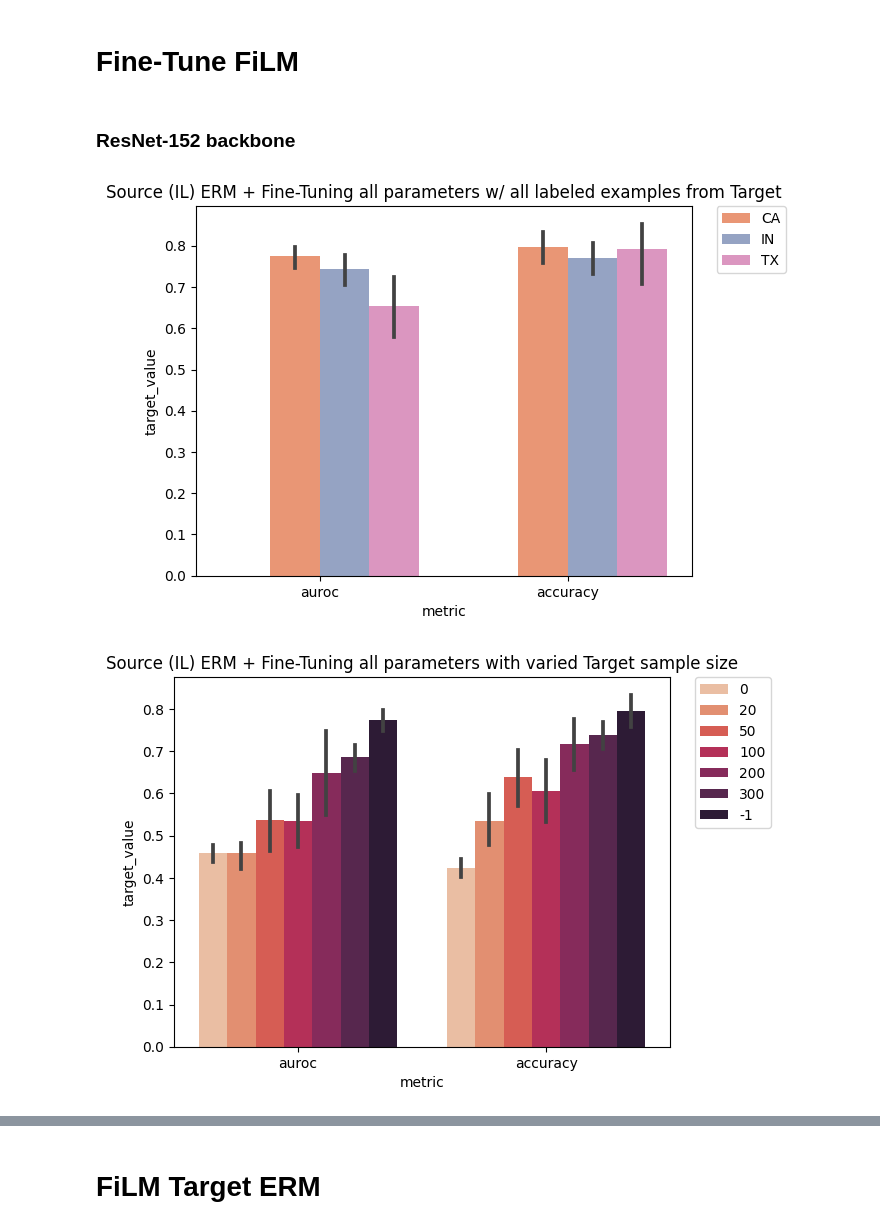
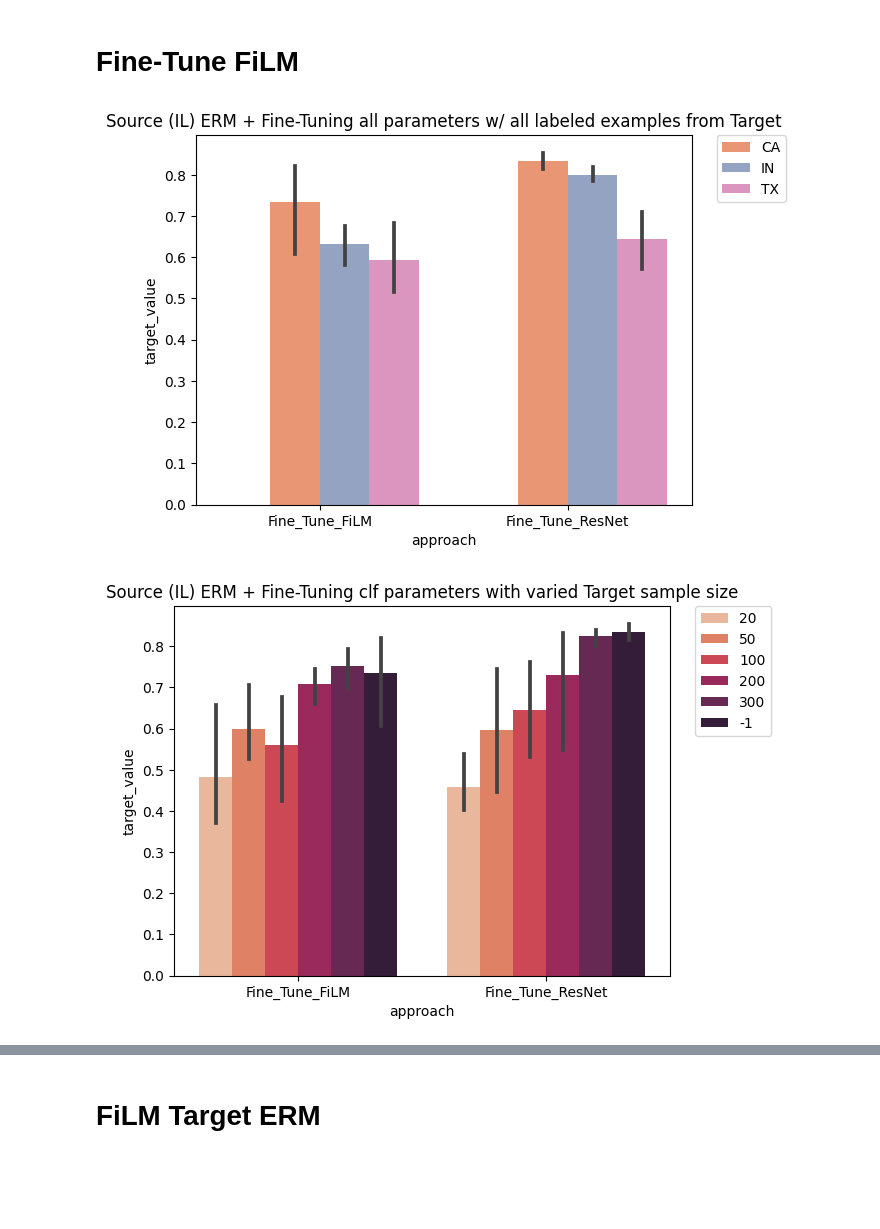
Before and after one commit to nicchiou/domain_adapt_cxr, a Jupyter notebook: notebooks/results/ExperimentSummary.ipynb, the cells around one changed output, grey strips where cells are left out. Drawn from its saved outputs; the diff is of its cells as text; code cells hidden in the pictures; blank space fills up the shorter version.

```diff
--- a/notebooks/results/ExperimentSummary.ipynb
+++ b/notebooks/results/ExperimentSummary.ipynb
@@ -228,9 +207,9 @@ for d in tqdm(os.listdir(res_dir)):
     if results_count != 5:
         incomplete.append(d)
 # %%
-res_dirs = [os.path.join(RESULTS_DIR, 'early_stop_auc', d) for d in [
-    'film_block-1_bn-3', 'film_block-2_bn-3', 'film_block-3_bn-3', 'film_block-4_bn-3',
-    'film_block-1234_bn-3', 'film_block-1234_bn-123', 'film_block-1234_bn-0123'
+res_dirs = [os.path.join(RESULTS_DIR, 'early_stop_loss', d) for d in [
+    'film_block-none_bn-0_none',
+    'film_block-4_bn-0123_all'
 ]]
 
 # Get FiLM results, parsing parent directory
@@ -240,6 +219,7 @@ for parent_dir in tqdm(res_dirs):
         parsed_d = get_attr_val_from_dirname(d)
         parsed_d['block'] = parent_dir.split('/')[-1].split('_')[1].split('-')[-1]
         parsed_d['bn'] = parent_dir.split('/')[-1].split('_')[2].split('-')[-1]
+        parsed_d['density'] = parent_dir.split('/')[-1].split('_')[3]
         results_count = 0
         for f in os.listdir(os.path.join(parent_dir, d)):
             if 'results' in f:
@@ -279,7 +253,7 @@ Directories with missing results:
 state_metric_cols = ['IL_acc', 'IL_auc', 'IL_loss', 'CA_acc', 'CA_auc', 'CA_loss',
                'IN_acc', 'IN_auc', 'IN_loss', 'TX_acc', 'TX_auc', 'TX_loss']
 metric_cols = ['source_acc', 'source_auc', 'source_loss', 'target_acc', 'target_auc', 'target_loss']
-cols = ['backbone', 'approach', 'domain', 'train_state', 'test_state', 'iter', 'n_samples', 'block', 'bn',
+cols = ['backbone', 'approach', 'domain', 'train_state', 'test_state', 'seed', 'n_samples', 'block', 'bn', 'density',
         'source_state', 'target_state', 'fine_tune', 'num_source', 'num_target'] + state_metric_cols + metric_cols
 
 df = pd.DataFrame.from_records(entries, columns=cols).drop(state_metric_cols, axis=1)
@@ -484,38 +446,61 @@ print_df(summarize_restarts(data))
 # %% [markdown]
 # Fine-Tune FiLM
-# %% [markdown]
-### ResNet-152 backbone
 # %%
-data = df.loc[(df['backbone'] == 'resnet152') & (df['approach'] == 'FiLM_Fine_Tune') & (df['block'] == '1234') & (df['bn'] == '3')].drop_duplicates(ignore_index=True)
+data = df.loc[(df['backbone'] == 'resnet152') & (df['approach'] == 'Fine_Tune_FiLM') & (df['block'] == '4') & (df['bn'] == '0123') & (df['density'] == 'all')].drop_duplicates(ignore_index=True)
 data = data.sort_values('target_state').reset_index(drop=True)
 
-data_lf = df_lf.loc[(df_lf['backbone'] == 'resnet152') & (df_lf['approach'] == 'FiLM_Fine_Tune') & (df_lf['block'] == '1234') & (df_lf['bn'] == '3')].drop_duplicates(ignore_index=True)
+data_lf = df_lf.loc[(df_lf['backbone'] == 'resnet152') & (df_lf['approach'] == 'Fine_Tune_FiLM') & (df_lf['block'] == '4') & (df_lf['bn'] == '0123') & (df_lf['density'] == 'all')].drop_duplicates(ignore_index=True)
 data_lf = data_lf.sort_values('target_state').reset_index(drop=True)
 
 # Concatenate source ERM entries
-source_erm = df.loc[(df['backbone'] == 'resnet152') & (df['approach'] == 'FiLM_Source_ERM')].drop_duplicates(ignore_index=True)
+source_erm = df.loc[(df['backbone'] == 'resnet152') & (df['approach'] == 'Source_ERM_FiLM') & (df['block'] == '4') & (df['bn'] == '0123') & (df['density'] == 'all')].drop_duplicates(ignore_index=True)
 source_erm = source_erm.sort_values('target_state').reset_index(drop=True)
 source_erm.loc[:, 'fine_tune'] = 'all'
 source_erm.loc[:, 'n_samples'] = 0
 data = pd.concat([data, source_erm], axis=0)
 
-source_erm_lf = df_lf.loc[(df_lf['backbone'] == 'resnet152') & (df_lf['approach'] == 'FiLM_Source_ERM')].drop_duplicates(ignore_index=True)
+source_erm_lf = df_lf.loc[(df_lf['backbone'] == 'resnet152') & (df_lf['approach'] == 'Source_ERM_FiLM') & (df_lf['block'] == '4') & (df_lf['bn'] == '0123') & (df_lf['density'] == 'all')].drop_duplicates(ignore_index=True)
 source_erm_lf = source_erm_lf.sort_values('target_state').reset_index(drop=True)
 source_erm_lf.loc[:, 'fine_tune'] = 'all'
 source_erm_lf.loc[:, 'n_samples'] = 0
 data_lf = pd.concat([data_lf, source_erm_lf], axis=0)
+# %%
+temp = df.loc[(df['backbone'] == 'resnet152') & (df['approach'] == 'Fine_Tune_ResNet')].drop_duplicates(ignore_index=True)
+temp = temp.sort_values('target_state').reset_index(drop=True)
+
+temp_lf = df_lf.loc[(df_lf['backbone'] == 'resnet152') & (df_lf['approach'] == 'Fine_Tune_ResNet')].drop_duplicates(ignore_index=True)
+temp_lf = temp_lf.sort_values('target_state').reset_index(drop=True)
+
+# Concatenate source ERM entries
+source_erm = df.loc[(df['backbone'] == 'resnet152') & (df['approach'] == 'Source_ERM_ResNet')].drop_duplicates(ignore_index=True)
+source_erm = source_erm.sort_values('target_state').reset_index(drop=True)
+source_erm.loc[:, 'fine_tune'] = 'all'
+source_erm.loc[:, 'n_samples'] = 0
+temp = pd.concat([temp, source_erm], axis=0)
+
+source_erm_lf = df_lf.loc[(df_lf['backbone'] == 'resnet152') & (df_lf['approach'] == 'Source_ERM_ResNet')].drop_duplicates(ignore_index=True)
+source_erm_lf = source_erm_lf.sort_values('target_state').reset_index(drop=True)
+source_erm_lf.loc[:, 'fine_tune'] = 'all'
+source_erm_lf.loc[:, 'n_samples'] = 0
+temp_lf = pd.concat([temp_lf, source_erm_lf], axis=0)
 # %%
-sns.barplot(data=data_lf.loc[(data_lf['metric'] != 'logloss') & (data_lf['n_samples'] == -1) & (data_lf['fine_tune'] == 'all')].drop_duplicates(ignore_index=True),
-            x='metric', y='target_value', hue='target_state', hue_order=['', 'CA', 'IN', 'TX'], palette='Set2')
+sns.barplot(data=pd.concat([
+    data_lf.loc[(data_lf['metric'] == 'auroc') & ((data_lf['n_samples'] == -1)) & (data_lf['fine_tune'] == 'block4')].drop_duplicates(ignore_index=True),
+    temp_lf.loc[(temp_lf['metric'] == 'auroc') & ((temp_lf['n_samples'] == -1)) & (temp_lf['fine_tune'] == 'block4')].drop_duplicates(ignore_index=True),
+]),
+            x='approach', y='target_value', hue='target_state', hue_order=['', 'CA', 'IN', 'TX'], palette='Set2')
 plt.legend(bbox_to_anchor=(1.05, 1), loc='upper left', borderaxespad=0)
 plt.title('Source (IL) ERM + Fine-Tuning all parameters w/ all labeled examples from Target');
 # %% [output]
-[figure, old version]
+[figure, new version]
 # %%
-sns.barplot(data=data_lf.loc[(data_lf['metric'] != 'logloss') & (data_lf['target_state'] == 'CA') & (data_lf['fine_tune'] == 'all')].drop_duplicates(ignore_index=True),
-            x='metric', y='target_value', hue='n_samples', hue_order=[0, 20, 50, 100, 200, 300, -1], palette='rocket_r')
+sns.barplot(data=pd.concat([
+    data_lf.loc[(data_lf['metric'] == 'auroc') & (data_lf['n_samples'] != 0) & (data_lf['target_state'] == 'CA') & (data_lf['fine_tune'] == 'block4')].drop_duplicates(ignore_index=True),
+    temp_lf.loc[(temp_lf['metric'] == 'auroc') & (temp_lf['n_samples'] != 0) & (temp_lf['target_state'] == 'CA') & (temp_lf['fine_tune'] == 'block4')].drop_duplicates(ignore_index=True),
+]),
+            x='approach', y='target_value', hue='n_samples', hue_order=[20, 50, 100, 200, 300, -1], palette='rocket_r')
 plt.legend(bbox_to_anchor=(1.05, 1), loc='upper left', borderaxespad=0)
-plt.title('Source (IL) ERM + Fine-Tuning all parameters with varied Target sample size');
+plt.title('Source (IL) ERM + Fine-Tuning clf parameters with varied Target sample size');
 # %% [output]
-[figure, old version]
+[figure, new version]
 # %%
```
Also changed, not shown: parts of 56 cells of this notebook, 14 other files.
